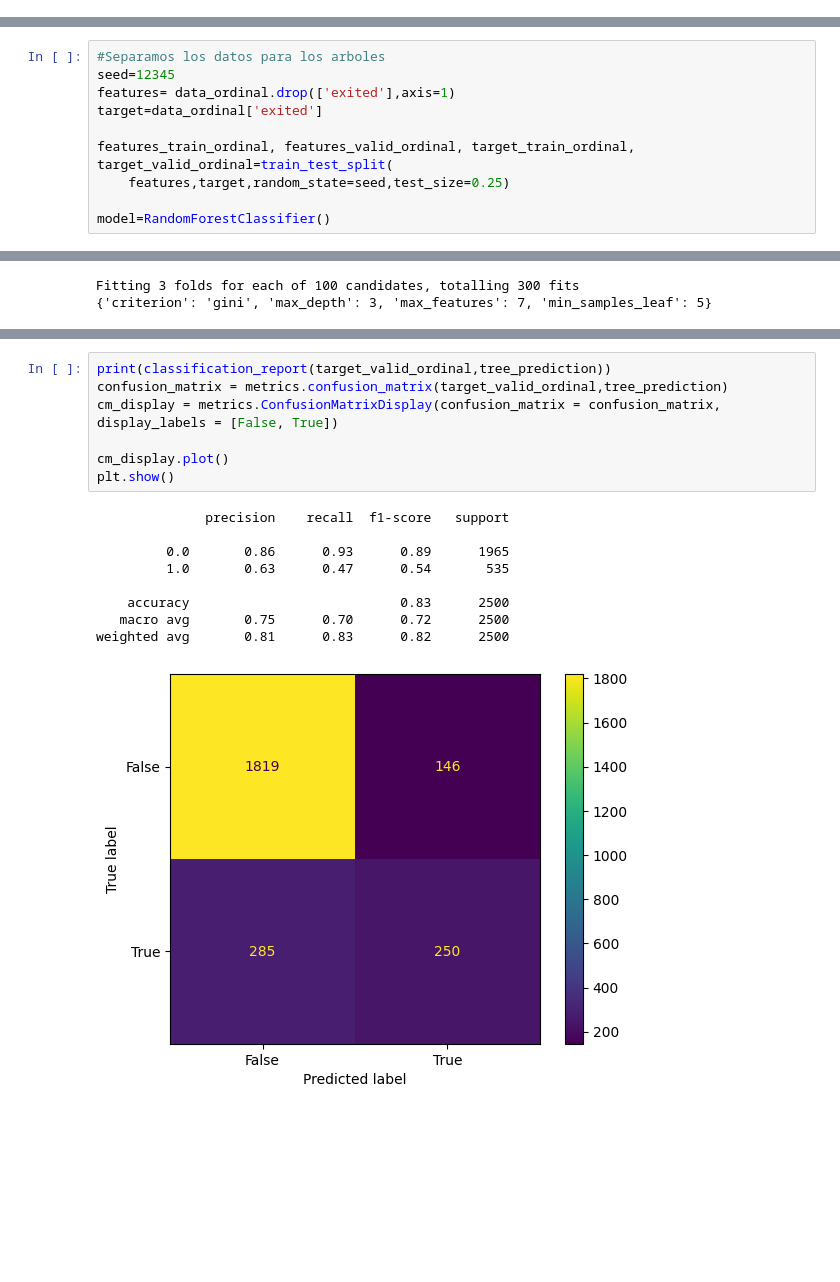
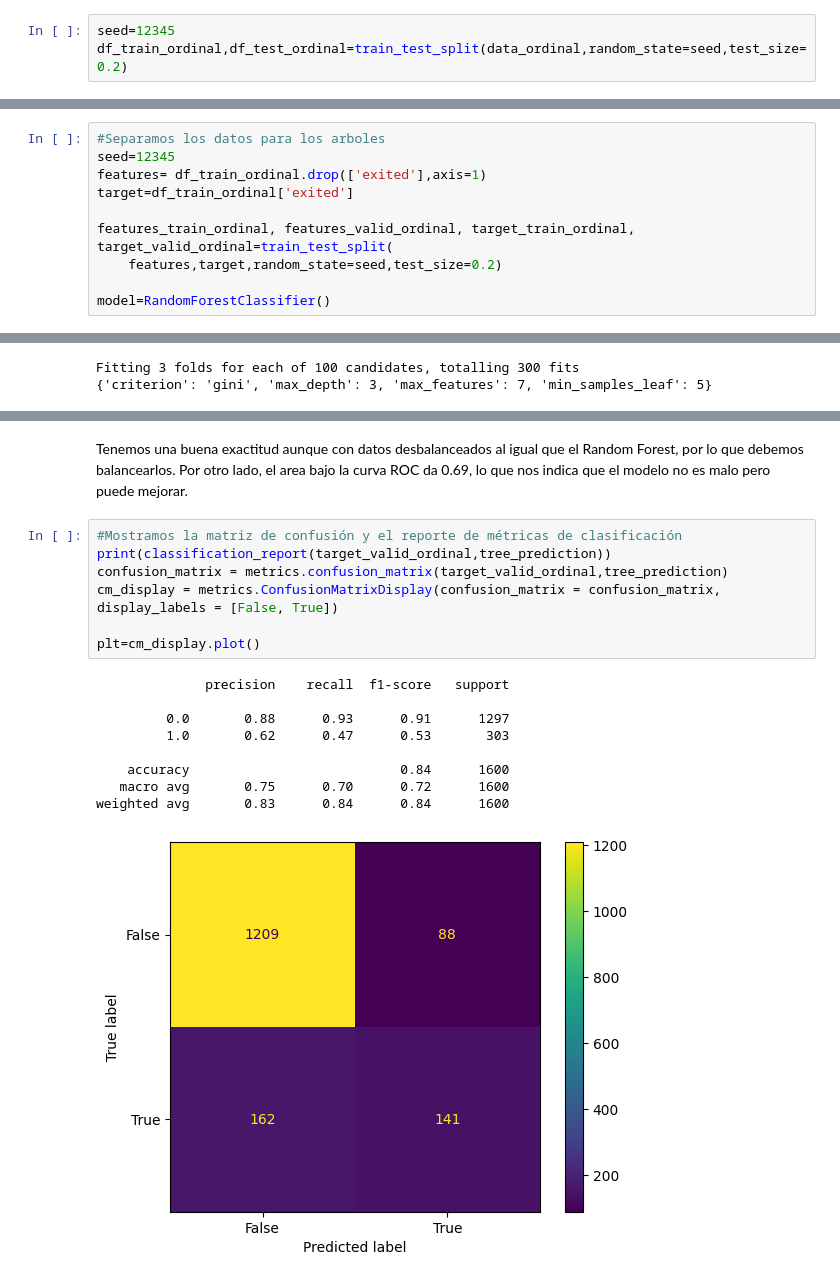
Before and after one commit to santicar1809/beta_bank, a Jupyter notebook: code.ipynb, the cells around one changed output, grey strips where cells are left out. Saved outputs shown, nothing was run; the diff lists cells and outputs as text; blank space fills up the shorter version.

```diff
--- a/code.ipynb
+++ b/code.ipynb
@@ -292,0 +300,3 @@ data_oh.head(5)
+# %%
+seed=12345
+df_train_ordinal,df_test_ordinal=train_test_split(data_ordinal,random_state=seed,test_size=0.2)
@@ -295,11 +307,11 @@ data_oh.head(5)
 # %%
 #Separamos los datos para los arboles
 seed=12345
-features= data_ordinal.drop(['exited'],axis=1)
-target=data_ordinal['exited']
+features= df_train_ordinal.drop(['exited'],axis=1)
+target=df_train_ordinal['exited']
 
 features_train_ordinal, features_valid_ordinal, target_train_ordinal, target_valid_ordinal=train_test_split(
-    features,target,random_state=seed,test_size=0.25)
+    features,target,random_state=seed,test_size=0.2)
 
 model=RandomForestClassifier()
 # %%
@@ -406,18 +428,20 @@ Accuracy: 0.8276
+# %% [markdown]
+Tenemos una buena exactitud aunque con datos desbalanceados al igual que el Random Forest, por lo que debemos balancearlos. Por otro lado, el area bajo la curva ROC da 0.69, lo que nos indica que el modelo no es malo pero puede mejorar.
 # %%
+#Mostramos la matriz de confusión y el reporte de métricas de clasificación
 print(classification_report(target_valid_ordinal,tree_prediction))
 confusion_matrix = metrics.confusion_matrix(target_valid_ordinal,tree_prediction)
 cm_display = metrics.ConfusionMatrixDisplay(confusion_matrix = confusion_matrix, display_labels = [False, True])
 
-cm_display.plot()
-plt.show()
+plt=cm_display.plot()
 # %% [output]
               precision    recall  f1-score   support
 
-         0.0       0.86      0.93      0.89      1965
-         1.0       0.63      0.47      0.54       535
+         0.0       0.88      0.93      0.91      1297
+         1.0       0.62      0.47      0.53       303
 
-    accuracy                           0.83      2500
-   macro avg       0.75      0.70      0.72      2500
-weighted avg       0.81      0.83      0.82      2500
+    accuracy                           0.84      1600
+   macro avg       0.75      0.70      0.72      1600
+weighted avg       0.83      0.84      0.84      1600
-[figure, old version]
+[figure, new version]
 # %% [markdown]
```
Also changed, not shown: parts of 91 cells of this notebook, 2 other files.
